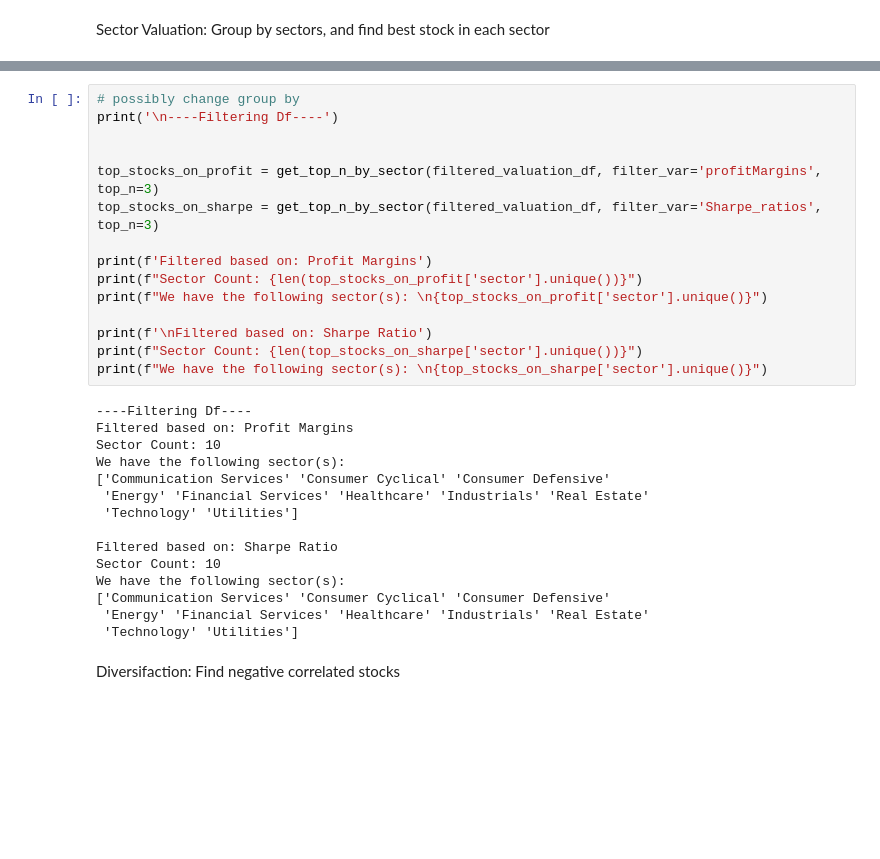
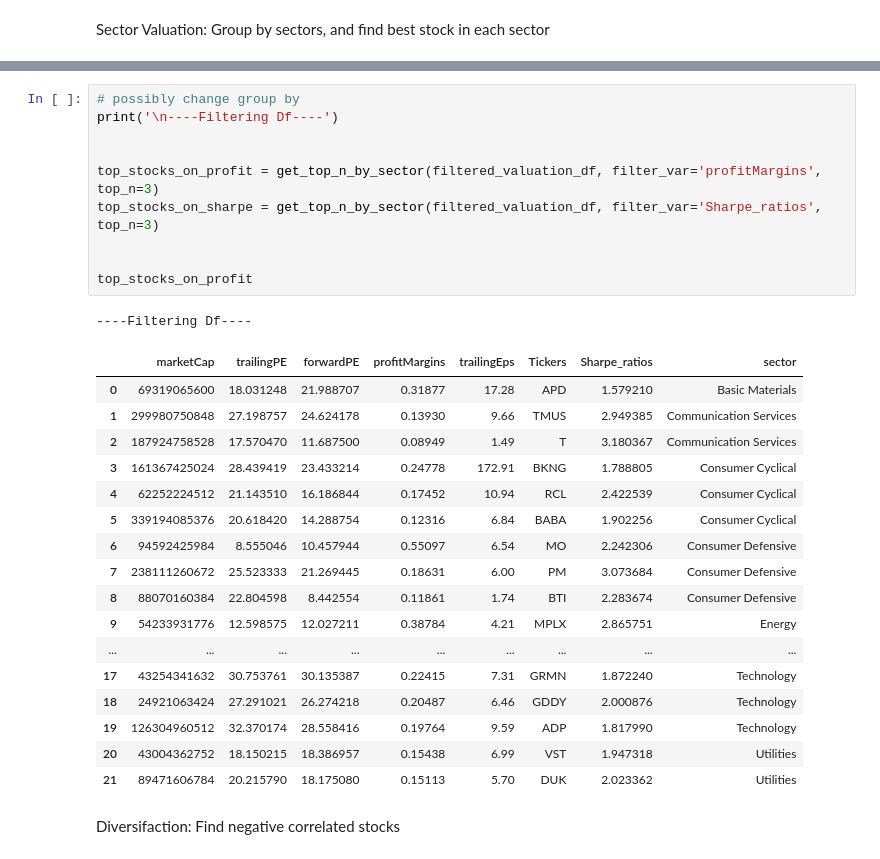
Before and after one commit to BlakeUribe/Portfolio_py, a Jupyter notebook: notebooks/portfolio_selection.ipynb, the cells around one changed output, grey strips where cells are left out. Drawn from its saved outputs; the diff is of its cells as text; blank space fills up the shorter version.

```diff
--- a/notebooks/portfolio_selection.ipynb
+++ b/notebooks/portfolio_selection.ipynb
@@ -46,33 +56,32 @@ filtered_valuation_df.head()
 # %%
 # possibly change group by
 print('\n----Filtering Df----')
 
 
 top_stocks_on_profit = get_top_n_by_sector(filtered_valuation_df, filter_var='profitMargins', top_n=3)
 top_stocks_on_sharpe = get_top_n_by_sector(filtered_valuation_df, filter_var='Sharpe_ratios', top_n=3)
 
-print(f'Filtered based on: Profit Margins')
-print(f"Sector Count: {len(top_stocks_on_profit['sector'].unique())}")
-print(f"We have the following sector(s): \n{top_stocks_on_profit['sector'].unique()}")
 
-print(f'\nFiltered based on: Sharpe Ratio')
-print(f"Sector Count: {len(top_stocks_on_sharpe['sector'].unique())}")
-print(f"We have the following sector(s): \n{top_stocks_on_sharpe['sector'].unique()}")
+top_stocks_on_profit
 # %% [output]
 ----Filtering Df----
-Filtered based on: Profit Margins
-Sector Count: 10
-We have the following sector(s):
-['Communication Services' 'Consumer Cyclical' 'Consumer Defensive'
- 'Energy' 'Financial Services' 'Healthcare' 'Industrials' 'Real Estate'
- 'Technology' 'Utilities']
-
-Filtered based on: Sharpe Ratio
-Sector Count: 10
-We have the following sector(s):
-['Communication Services' 'Consumer Cyclical' 'Consumer Defensive'
- 'Energy' 'Financial Services' 'Healthcare' 'Industrials' 'Real Estate'
- 'Technology' 'Utilities']
+|  | marketCap | trailingPE | forwardPE | profitMargins | trailingEps | Tickers | Sharpe_ratios | sector |
+| 0 | 69319065600 | 18.031248 | 21.988707 | 0.31877 | 17.28 | APD | 1.579210 | Basic Materials |
+| 1 | 299980750848 | 27.198757 | 24.624178 | 0.13930 | 9.66 | TMUS | 2.949385 | Communication Services |
+| 2 | 187924758528 | 17.570470 | 11.687500 | 0.08949 | 1.49 | T | 3.180367 | Communication Services |
+| 3 | 161367425024 | 28.439419 | 23.433214 | 0.24778 | 172.91 | BKNG | 1.788805 | Consumer Cyclical |
+| 4 | 62252224512 | 21.143510 | 16.186844 | 0.17452 | 10.94 | RCL | 2.422539 | Consumer Cyclical |
+| 5 | 339194085376 | 20.618420 | 14.288754 | 0.12316 | 6.84 | BABA | 1.902256 | Consumer Cyclical |
+| 6 | 94592425984 | 8.555046 | 10.457944 | 0.55097 | 6.54 | MO | 2.242306 | Consumer Defensive |
+| 7 | 238111260672 | 25.523333 | 21.269445 | 0.18631 | 6.00 | PM | 3.073684 | Consumer Defensive |
+| 8 | 88070160384 | 22.804598 | 8.442554 | 0.11861 | 1.74 | BTI | 2.283674 | Consumer Defensive |
+| 9 | 54233931776 | 12.598575 | 12.027211 | 0.38784 | 4.21 | MPLX | 2.865751 | Energy |
+| ... | ... | ... | ... | ... | ... | ... | ... | ... |
+| 17 | 43254341632 | 30.753761 | 30.135387 | 0.22415 | 7.31 | GRMN | 1.872240 | Technology |
+| 18 | 24921063424 | 27.291021 | 26.274218 | 0.20487 | 6.46 | GDDY | 2.000876 | Technology |
+| 19 | 126304960512 | 32.370174 | 28.558416 | 0.19764 | 9.59 | ADP | 1.817990 | Technology |
+| 20 | 43004362752 | 18.150215 | 18.386957 | 0.15438 | 6.99 | VST | 1.947318 | Utilities |
+| 21 | 89471606784 | 20.215790 | 18.175080 | 0.15113 | 5.70 | DUK | 2.023362 | Utilities |
 # %% [markdown]
 Diversifaction: Find negative correlated stocks
 # %%
```
Also changed, not shown: parts of 5 cells of this notebook, 13 other files.
